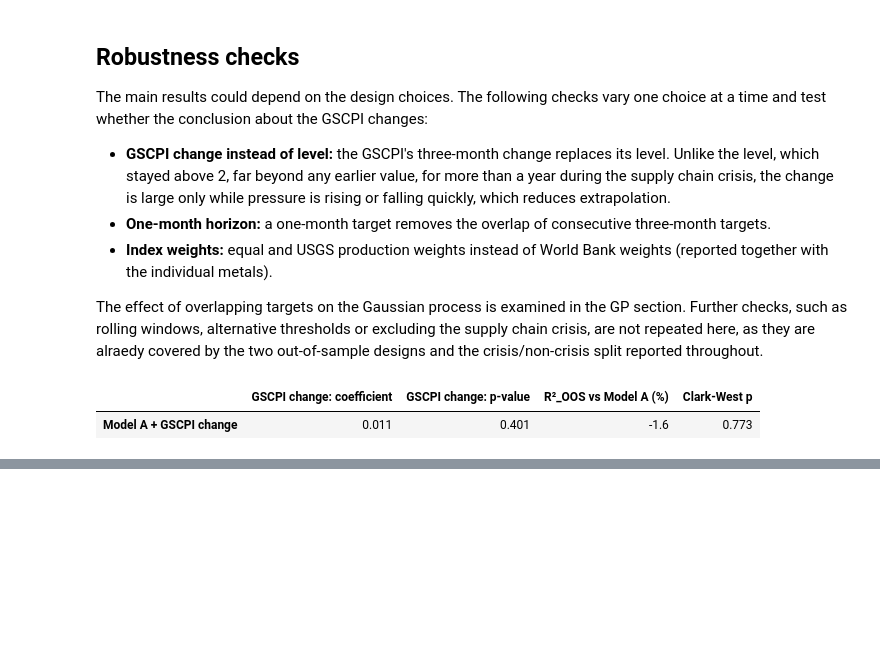
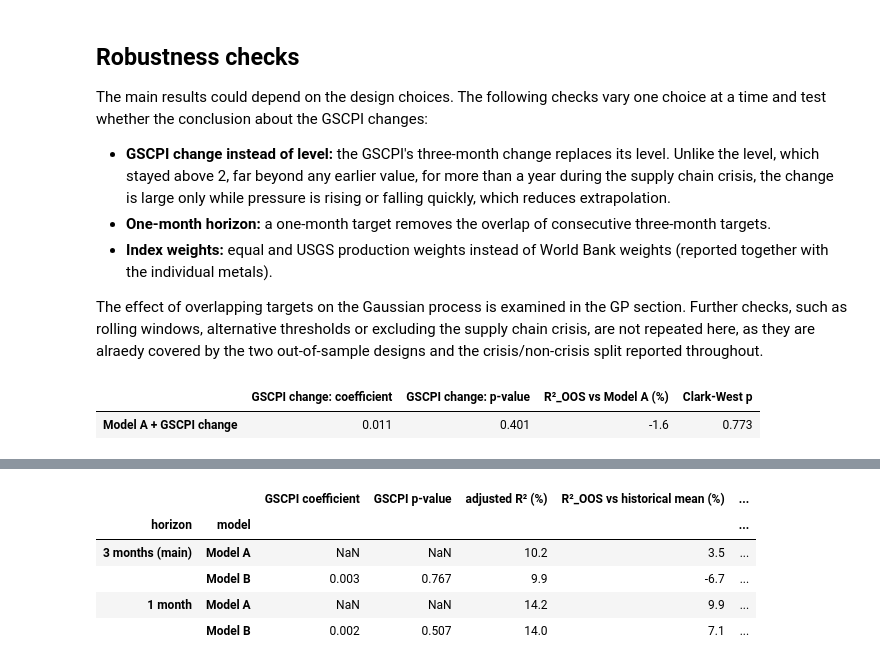
Before and after one commit to cilenia-gif/metals-supply-chain-pressure, a Jupyter notebook: code/03_model.ipynb, the cells around one changed output, grey strips where cells are left out. Saved outputs shown, nothing was run; the diff lists cells and outputs as text; code cells hidden in the pictures; blank space fills up the shorter version.

Commit message:
Revise notebooks 1–3: final analysis, interpretations and saved results

```diff
--- a/code/03_model.ipynb
+++ b/code/03_model.ipynb
@@ -1231,0 +1188,90 @@ One-month horizon: in sample and out of sample
+# %%
+# settings for the one-month check
+HORIZON_1M = 1
+NW_LAGS_1M = 1   # no overlap, but monthly average prices are autocorrelated (Working, 1960)
+INDEX_WEIGHTS = {"copper": 0.511, "aluminium": 0.354, "nickel": 0.107, "tin": 0.028}
+
+# 1. rebuild the metals index (as in notebook 2) and the one-month target and momentum
+prices = pd.read_csv(PROCESSED / "prices_worldbank.csv", index_col="date", parse_dates=True)
+relatives = 100 * prices[list(INDEX_WEIGHTS)] / prices.loc["2010", list(INDEX_WEIGHTS)].mean()
+log_index = np.log(sum(weight * relatives[metal] for metal, weight in INDEX_WEIGHTS.items()))
+
+data_1m = analysis[CONTROLS + [GSCPI, MOMENTUM, TARGET]].copy()
+data_1m["next_1m"] = (log_index.shift(-HORIZON_1M) - log_index).reindex(data_1m.index)
+data_1m["past_1m"] = (log_index - log_index.shift(HORIZON_1M)).reindex(data_1m.index)
+data_1m = data_1m.dropna()
+
+MODEL_A_1M = ["past_1m"] + CONTROLS
+MODEL_B_1M = MODEL_A_1M + [GSCPI]
+
+# sanity checks
+rebuilt_past_3m = (log_index - log_index.shift(HORIZON)).reindex(data_1m.index)
+print(f"rebuilt vs original three-month momentum, correlation: {rebuilt_past_3m.corr(data_1m[MOMENTUM]):.4f}")
+print(f"target autocorrelation at lag 1: one month {data_1m['next_1m'].autocorr(1):.2f}, "
+      f"three months {data_1m[TARGET].autocorr(1):.2f}\n")
+
+
+# 2. out-of-sample forecasts: at month t, the latest known one-month target is t−1
+def forecast_one_month_ahead(data, predictors, start=OOS_START):
+    """Expanding-window forecasts of the one-month target."""
+    forecasts = {}
+    for forecast_month in data.loc[start:].index:
+        training_data = data.loc[: forecast_month - pd.DateOffset(months=HORIZON_1M)]
+        X_train = sm.add_constant(training_data[predictors])
+        model = sm.OLS(training_data["next_1m"], X_train).fit()
+        X_today = sm.add_constant(data.loc[[forecast_month], predictors], has_constant="add")
+        forecasts[forecast_month] = model.predict(X_today).iloc[0]
+    return pd.Series(forecasts)
+
+
+y_true_1m = data_1m.loc[OOS_START:, "next_1m"]
+y_hat_1m = {
+    "historical mean": forecast_one_month_ahead(data_1m, []),
+    "Model A": forecast_one_month_ahead(data_1m, MODEL_A_1M),
+    "Model B": forecast_one_month_ahead(data_1m, MODEL_B_1M),
+}
+crisis_1m = (y_true_1m.index >= crisis_start) & (y_true_1m.index <= crisis_end)
+
+regressions_1m = {
+    model: sm.OLS(data_1m["next_1m"], sm.add_constant(data_1m[predictors])).fit(
+        cov_type="HAC", cov_kwds={"maxlags": NW_LAGS_1M})
+    for model, predictors in [("Model A", MODEL_A_1M), ("Model B", MODEL_B_1M)]
+}
+
+
+# 3. one table: both horizons side by side
+def horizon_rows(horizon, regressions, y_true_h, y_hat_h, crisis_h):
+    """Rows for Models A and B at one horizon: in-sample fit and out-of-sample performance."""
+    def r2_percent(forecast, benchmark, months):
+        return 100 * out_of_sample_r2(y_true_h[months], forecast[months], benchmark[months])
+
+    all_months = np.ones(len(y_true_h), dtype=bool)
+    rows = []
+    for model in ["Model A", "Model B"]:
+        fit = regressions[model]
+        rows.append({
+            "horizon": horizon,
+            "model": model,
+            "GSCPI coefficient": fit.params.get(GSCPI, np.nan),
+            "GSCPI p-value": fit.pvalues.get(GSCPI, np.nan),
+            "adjusted R² (%)": 100 * fit.rsquared_adj,
+            "R²_OOS vs historical mean (%)": r2_percent(y_hat_h[model], y_hat_h["historical mean"], all_months),
+            "R²_OOS vs Model A (%)": r2_percent(y_hat_h[model], y_hat_h["Model A"], all_months),
+            "vs Model A, crisis (%)": r2_percent(y_hat_h[model], y_hat_h["Model A"], crisis_h),
+            "vs Model A, other months (%)": r2_percent(y_hat_h[model], y_hat_h["Model A"], ~crisis_h),
+            "Clark-West p vs Model A": (clark_west_p_value(y_true_h, y_hat_h["Model A"], y_hat_h[model])
+                                        if model == "Model B" else np.nan),
+        })
+    return rows
+
+
+horizon_comparison = pd.DataFrame(
+    horizon_rows("3 months (main)", fitted_models, y_true, y_hat, crisis)
+    + horizon_rows("1 month", regressions_1m, y_true_1m, y_hat_1m, crisis_1m)
+).set_index(["horizon", "model"])
+
+decimals = {column: 1 for column in horizon_comparison.columns} | {
+    "GSCPI coefficient": 3, "GSCPI p-value": 3, "Clark-West p vs Model A": 3}
+print("Three-month vs one-month horizon: in sample and out of sample")
+horizon_comparison.round(decimals)
+# %% [output]
@@ -1231,0 +1282,6 @@ One-month horizon: in sample and out of sample
+|  |  | GSCPI coefficient | GSCPI p-value | adjusted R² (%) | R²_OOS vs historical mean (%) | ... |
+| horizon | model |  |  |  |  | ... |
+| 3 months (main) | Model A | NaN | NaN | 10.2 | 3.5 | ... |
+|  | Model B | 0.003 | 0.767 | 9.9 | -6.7 | ... |
+| 1 month | Model A | NaN | NaN | 14.2 | 9.9 | ... |
+|  | Model B | 0.002 | 0.507 | 14.0 | 7.1 | ... |
```
Also changed, not shown: parts of 20 cells of this notebook, 11 other files.
